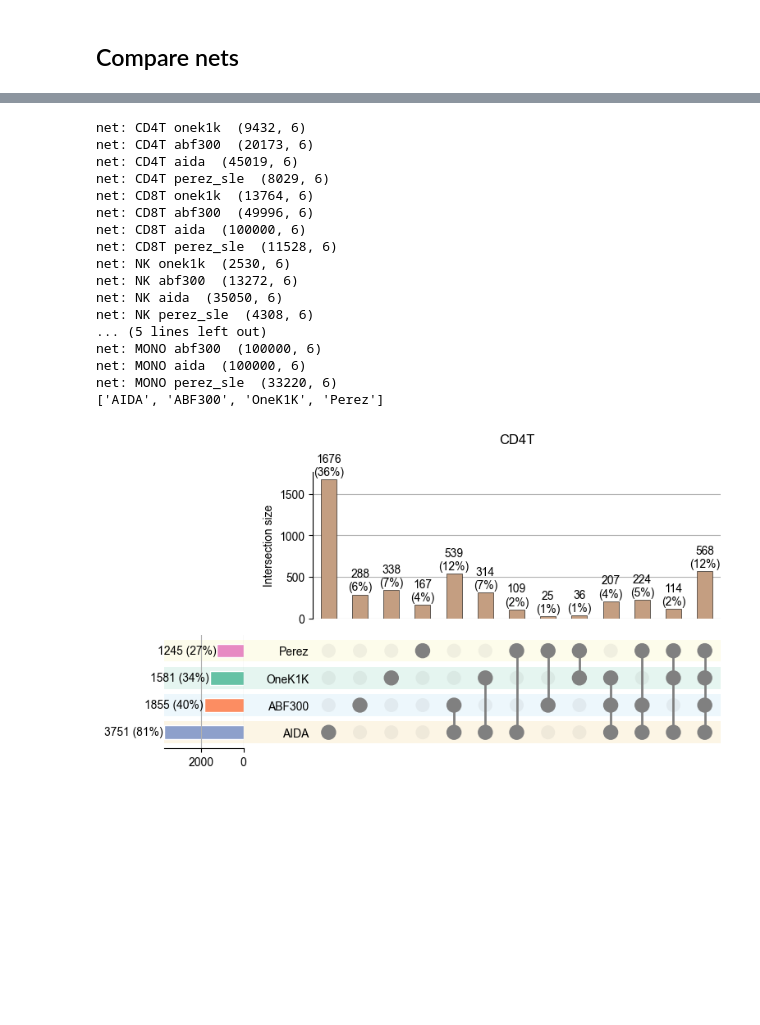
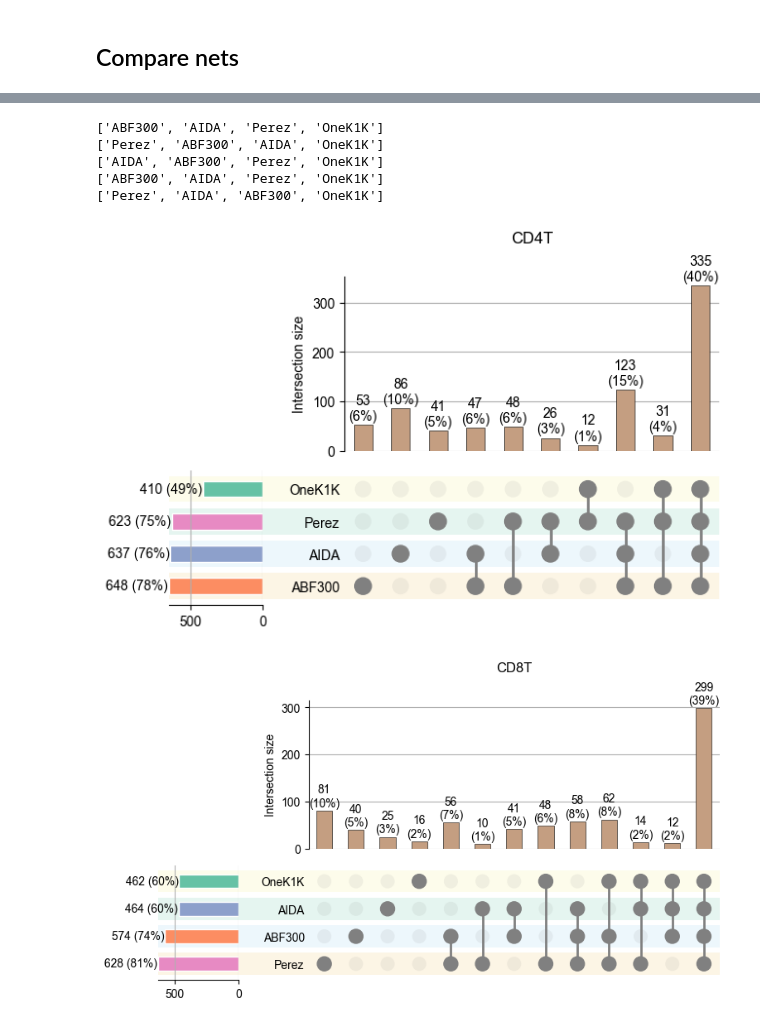
Before and after one commit to janursa/HIRA, a Jupyter notebook: notebooks/supp_results.ipynb, the cells around one changed output, grey strips where cells are left out. Cells and saved outputs as stored; diff of their text form; code cells hidden in the pictures; blank space fills up the shorter version.

```diff
--- a/notebooks/supp_results.ipynb
+++ b/notebooks/supp_results.ipynb
@@ -1147,3 +1159,16 @@ dtype: int64
 # GRNs
 # %% [markdown]
 ## Compare nets
+# %%
+from hiara import DISCOVERY_COHORTS
+if True:
+    net_store = []
+    for cell_type in CELL_TYPES:
+        for dataset in DISCOVERY_COHORTS:
+            net = retrieve_net(dataset, cell_type)
+            net['edge'] = net['source'] + '_' + net['target']
+            net['cell_type'] = cell_type
+            net['dataset'] = dataset
+            print(f'net: {cell_type} {dataset} ', net.shape)
+            net_store.append(net)
+    nets_all = pd.concat(net_store)
@@ -1150,52 +1196,30 @@ dtype: int64
 # %%
-if True:
-    net_store = []
-    for cell_type in CELL_TYPES:
-        for dataset in AGING_COHORTS:
-            net = retrieve_net(dataset, cell_type)
-            net['edge'] = net['source'] + '_' + net['target']
-            net['cell_type'] = cell_type
-            net['dataset'] = dataset
-            print(f'net: {cell_type} {dataset} ', net.shape)
-            net_store.append(net)
-    nets_all = pd.concat(net_store)
 from grn_benchmark.src.exp_analysis.helper import plot_interactions, create_interaction_df
 if True:
-    to_show = 'target'
-    for cell_type in ['CD4T']:
+    to_show = 'source'
+    for cell_type in CELL_TYPES:
         if to_show=='source':
             min_subset_size=10
             min_degree=1
         if to_show=='target':
             min_subset_size=10
             min_degree=1
         if to_show=='edge':
             min_subset_size=1000
             min_degree=1
 
         nets = nets_all[nets_all['cell_type']==cell_type]
         df_dict = nets.groupby(['dataset'])[to_show].apply(list).to_dict()
 
         interaction_df = create_interaction_df(df_dict)
         interaction_df.columns = interaction_df.columns.map(surrogate_names)
         aa = plot_interactions(interaction_df, min_degree=min_degree, min_subset_size=min_subset_size, color_map=palette_datasets_pretty)
         plt.title(cell_type, y=1.15, weight='bold')
 # %% [output]
-net: CD4T onek1k  (9432, 6)
-net: CD4T abf300  (20173, 6)
-net: CD4T aida  (45019, 6)
-net: CD4T perez_sle  (8029, 6)
-net: CD8T onek1k  (13764, 6)
-net: CD8T abf300  (49996, 6)
-net: CD8T aida  (100000, 6)
-net: CD8T perez_sle  (11528, 6)
-net: NK onek1k  (2530, 6)
-net: NK abf300  (13272, 6)
-net: NK aida  (35050, 6)
-net: NK perez_sle  (4308, 6)
-... (5 lines left out)
-net: MONO abf300  (100000, 6)
-net: MONO aida  (100000, 6)
-net: MONO perez_sle  (33220, 6)
-['AIDA', 'ABF300', 'OneK1K', 'Perez']
+['ABF300', 'AIDA', 'Perez', 'OneK1K']
+['Perez', 'ABF300', 'AIDA', 'OneK1K']
+['AIDA', 'ABF300', 'Perez', 'OneK1K']
+['ABF300', 'AIDA', 'Perez', 'OneK1K']
+['Perez', 'AIDA', 'ABF300', 'OneK1K']
-[figure, old version]
+[figure, new version]
+[figure, added]
```
Also changed, not shown: parts of 9 cells of this notebook, 15 other files.
